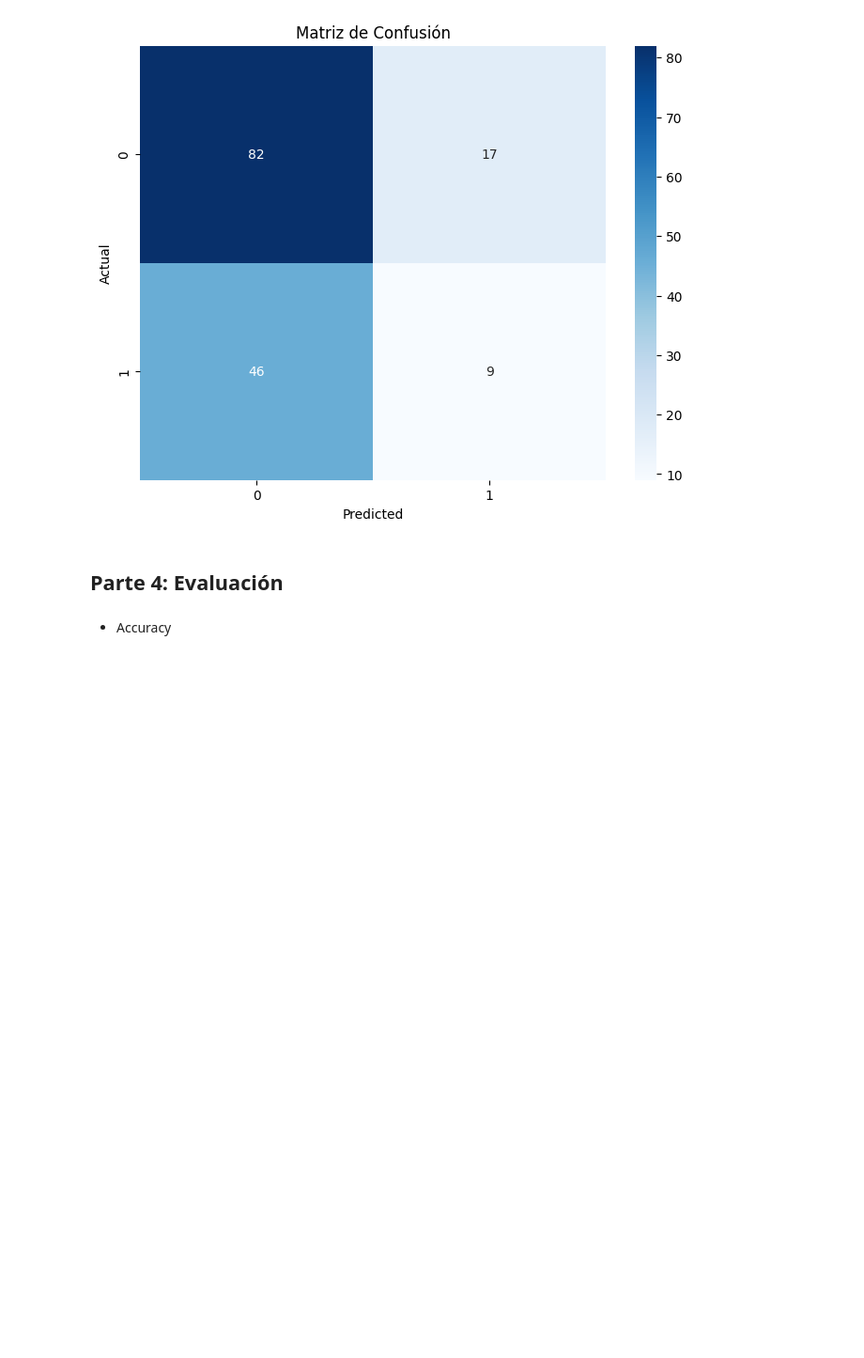
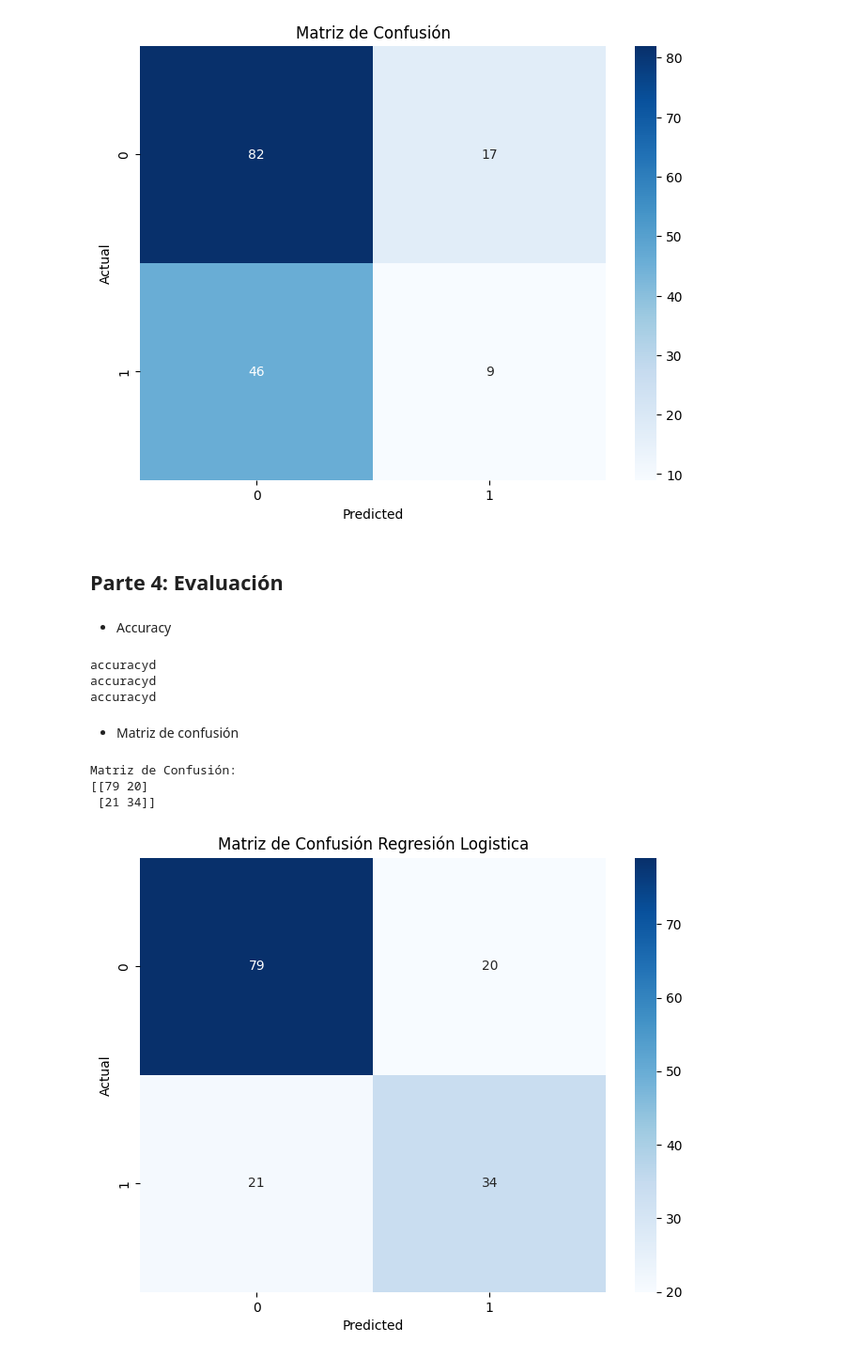
Before and after one commit to itriscan/Tarea-U3-INFO257, a Jupyter notebook: ejercicio_2.ipynb, the cells around one changed output. Shown at 94% size. Cells and saved outputs as stored; diff of their text form; code cells hidden in the pictures; blank space fills up the shorter version.

```diff
--- a/ejercicio_2.ipynb
+++ b/ejercicio_2.ipynb
@@ -100,18 +104,18 @@ X_train, X_val, y_train, y_val = train_test_split(X_train, y_train, test_size=0.
 #### 1. Regresión Logistica
 # %%
 # Crear  el modelo de regresión logística
-reg_log_model = LogisticRegression(max_iter=100)
-reg_log_model.fit(X_train, y_train)
+reg_log = LogisticRegression(max_iter=100)
+reg_log.fit(X_train, y_train)
 
 # Validación
-y_val_pred_reg_log = reg_log_model.predict(X_val)
+y_val_pred_reg_log = reg_log.predict(X_val)
 acc_log = accuracy_score(y_val, y_val_pred_reg_log)
 
 print("Accuracy Regresión Logística (validación):", acc_log)
 
 # Calcular precisión, recall y f1-score
 report = classification_report(y_test, y_val_pred_reg_log)
-print("Reporte de Clasificación:")
+print("Reporte de Clasificación con datos de validación:")
 print(report)
 # %% [output]
 Accuracy Regresión Logística (validación): 0.7662337662337663
@@ -276,3 +271,7 @@ plt.show()
 [figure]
 # %% [markdown]
 ## Parte 4: Evaluación
+# %%
+# Regresión Logistica
+y_test_pred_reg_log = reg_log.predict(X_test)
+report_test_log = classification_report(y_test, y_test_pred_reg_log)
@@ -279,2 +280,32 @@ plt.show()
 # %% [markdown]
 - Accuracy
+# %%
+trained_models = [knn, reg_log, tree]
+acc_model = []
+for model in trained_models:
+    acc = accuracy_score(y_val, model.predict(X_test))
+
+    print(f'accuracy')
+# %% [output]
+accuracyd
+accuracyd
+accuracyd
+# %% [markdown]
+- Matriz de confusión
+# %%
+# Matriz de confusión
+cm_log = confusion_matrix(y_test, y_test_pred_reg_log)
+print("Matriz de Confusión:")
+print(cm_log)
+# Visualizar matriz de confusión
+plt.figure(figsize=(8, 6))
+sns.heatmap(cm_log, annot=True, fmt="d", cmap="Blues")
+plt.xlabel('Predicted')
+plt.ylabel('Actual')
+plt.title('Matriz de Confusión Regresión Logistica')
+plt.show()
+# %% [output]
+Matriz de Confusión:
+[[79 20]
+ [21 34]]
+[figure, added]
```
Also changed, not shown: parts of 12 cells of this notebook, 1 other file.
